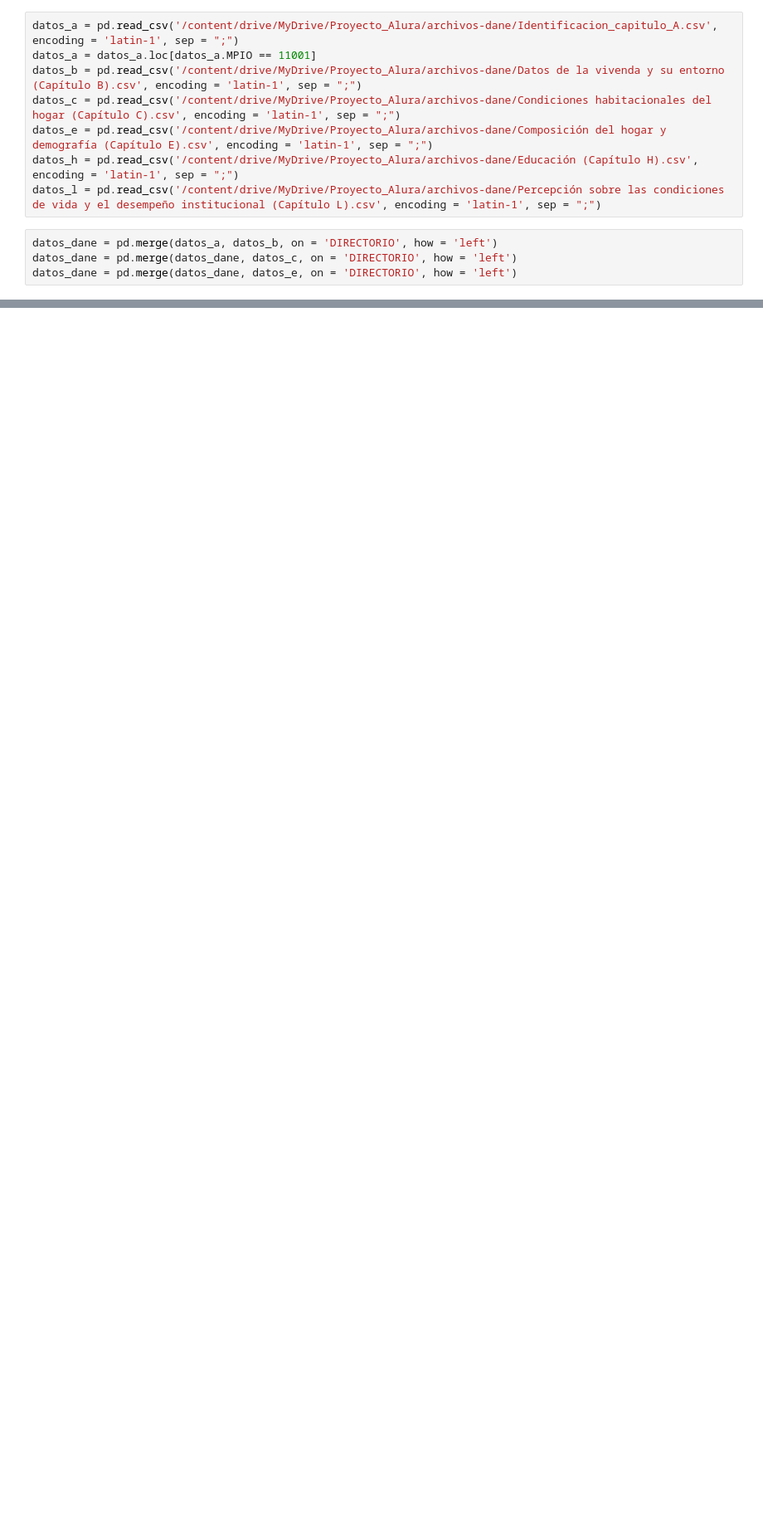
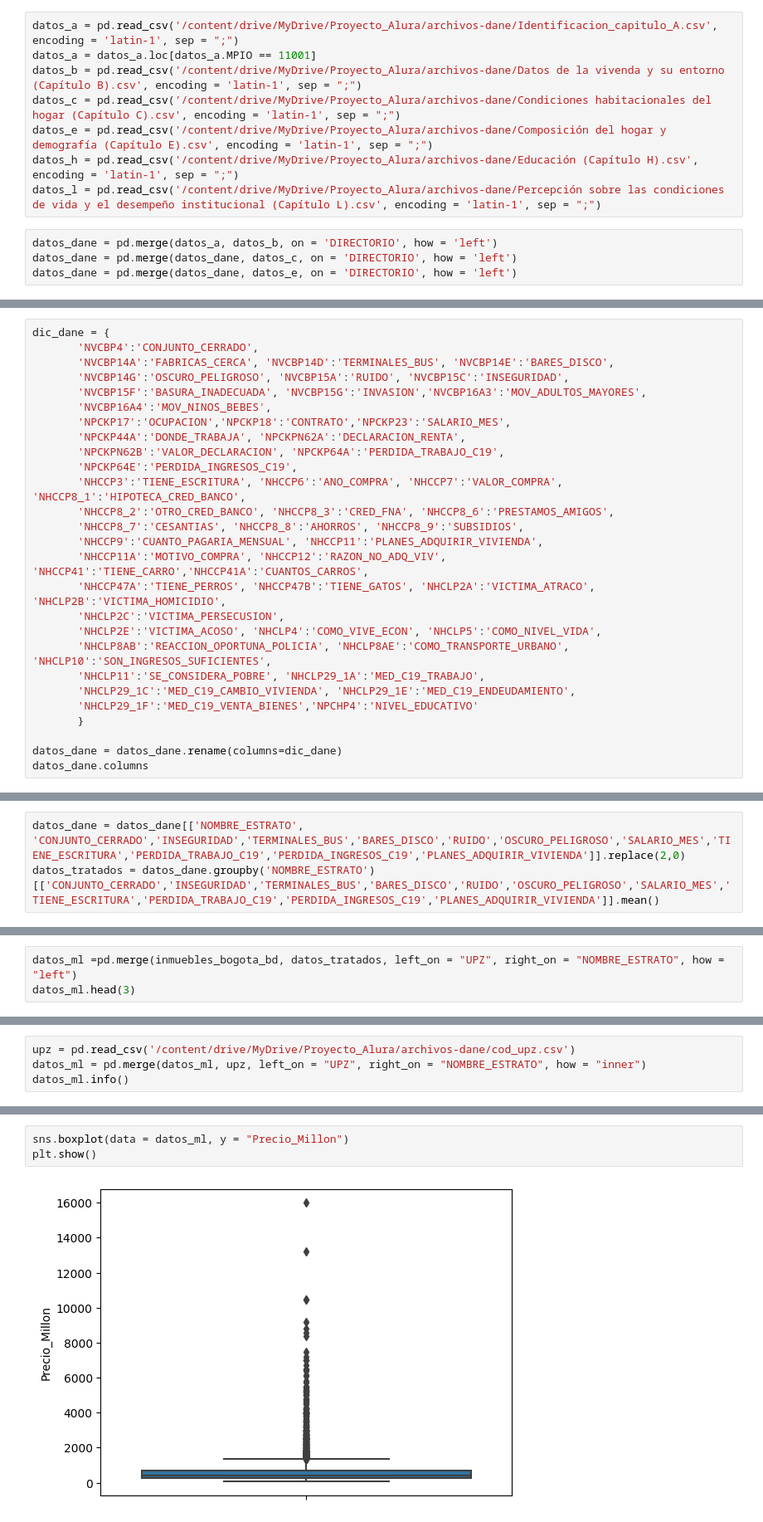
Before and after one commit to aaizaguirre/Inmersion_datos_Alura, a Jupyter notebook: analisis_inmuebles_bogota_alura_latam.ipynb, the cells around one changed output, grey strips where cells are left out. Shown at 83% size. Drawn from its saved outputs; the diff is of its cells as text; blank space fills up the shorter version.

```diff
--- a/analisis_inmuebles_bogota_alura_latam.ipynb
+++ b/analisis_inmuebles_bogota_alura_latam.ipynb
@@ -328,0 +328,27 @@ memory usage: 513.3+ MB
+# %%
+dic_dane = {
+       'NVCBP4':'CONJUNTO_CERRADO',
+       'NVCBP14A':'FABRICAS_CERCA', 'NVCBP14D':'TERMINALES_BUS', 'NVCBP14E':'BARES_DISCO',
+       'NVCBP14G':'OSCURO_PELIGROSO', 'NVCBP15A':'RUIDO', 'NVCBP15C':'INSEGURIDAD',
+       'NVCBP15F':'BASURA_INADECUADA', 'NVCBP15G':'INVASION','NVCBP16A3':'MOV_ADULTOS_MAYORES',
+       'NVCBP16A4':'MOV_NINOS_BEBES',
+       'NPCKP17':'OCUPACION','NPCKP18':'CONTRATO','NPCKP23':'SALARIO_MES',
+       'NPCKP44A':'DONDE_TRABAJA', 'NPCKPN62A':'DECLARACION_RENTA',
+       'NPCKPN62B':'VALOR_DECLARACION', 'NPCKP64A':'PERDIDA_TRABAJO_C19',
+       'NPCKP64E':'PERDIDA_INGRESOS_C19',
+       'NHCCP3':'TIENE_ESCRITURA', 'NHCCP6':'ANO_COMPRA', 'NHCCP7':'VALOR_COMPRA', 'NHCCP8_1':'HIPOTECA_CRED_BANCO',
+       'NHCCP8_2':'OTRO_CRED_BANCO', 'NHCCP8_3':'CRED_FNA', 'NHCCP8_6':'PRESTAMOS_AMIGOS',
+       'NHCCP8_7':'CESANTIAS', 'NHCCP8_8':'AHORROS', 'NHCCP8_9':'SUBSIDIOS',
+       'NHCCP9':'CUANTO_PAGARIA_MENSUAL', 'NHCCP11':'PLANES_ADQUIRIR_VIVIENDA',
+       'NHCCP11A':'MOTIVO_COMPRA', 'NHCCP12':'RAZON_NO_ADQ_VIV', 'NHCCP41':'TIENE_CARRO','NHCCP41A':'CUANTOS_CARROS',
+       'NHCCP47A':'TIENE_PERROS', 'NHCCP47B':'TIENE_GATOS', 'NHCLP2A':'VICTIMA_ATRACO', 'NHCLP2B':'VICTIMA_HOMICIDIO',
+       'NHCLP2C':'VICTIMA_PERSECUSION',
+       'NHCLP2E':'VICTIMA_ACOSO', 'NHCLP4':'COMO_VIVE_ECON', 'NHCLP5':'COMO_NIVEL_VIDA',
+       'NHCLP8AB':'REACCION_OPORTUNA_POLICIA', 'NHCLP8AE':'COMO_TRANSPORTE_URBANO', 'NHCLP10':'SON_INGRESOS_SUFICIENTES',
+       'NHCLP11':'SE_CONSIDERA_POBRE', 'NHCLP29_1A':'MED_C19_TRABAJO',
+       'NHCLP29_1C':'MED_C19_CAMBIO_VIVIENDA', 'NHCLP29_1E':'MED_C19_ENDEUDAMIENTO',
+       'NHCLP29_1F':'MED_C19_VENTA_BIENES','NPCHP4':'NIVEL_EDUCATIVO'
+       }
+
+datos_dane = datos_dane.rename(columns=dic_dane)
+datos_dane.columns
@@ -328,0 +376,3 @@ memory usage: 513.3+ MB
+# %%
+datos_dane = datos_dane[['NOMBRE_ESTRATO', 'CONJUNTO_CERRADO','INSEGURIDAD','TERMINALES_BUS','BARES_DISCO','RUIDO','OSCURO_PELIGROSO','SALARIO_MES','TIENE_ESCRITURA','PERDIDA_TRABAJO_C19','PERDIDA_INGRESOS_C19','PLANES_ADQUIRIR_VIVIENDA']].replace(2,0)
+datos_tratados = datos_dane.groupby('NOMBRE_ESTRATO')[['CONJUNTO_CERRADO','INSEGURIDAD','TERMINALES_BUS','BARES_DISCO','RUIDO','OSCURO_PELIGROSO','SALARIO_MES','TIENE_ESCRITURA','PERDIDA_TRABAJO_C19','PERDIDA_INGRESOS_C19','PLANES_ADQUIRIR_VIVIENDA']].mean()
@@ -328,0 +381,3 @@ memory usage: 513.3+ MB
+# %%
+datos_ml =pd.merge(inmuebles_bogota_bd, datos_tratados, left_on = "UPZ", right_on = "NOMBRE_ESTRATO", how = "left")
+datos_ml.head(3)
@@ -328,0 +392,4 @@ memory usage: 513.3+ MB
+# %%
+upz = pd.read_csv('/content/drive/MyDrive/Proyecto_Alura/archivos-dane/cod_upz.csv')
+datos_ml = pd.merge(datos_ml, upz, left_on = "UPZ", right_on = "NOMBRE_ESTRATO", how = "inner")
+datos_ml.info()
@@ -328,0 +416,5 @@ memory usage: 513.3+ MB
+# %%
+sns.boxplot(data = datos_ml, y = "Precio_Millon")
+plt.show()
+# %% [output]
+[figure, added]
```
Also changed, not shown: parts of 34 cells of this notebook, 2 other files.
